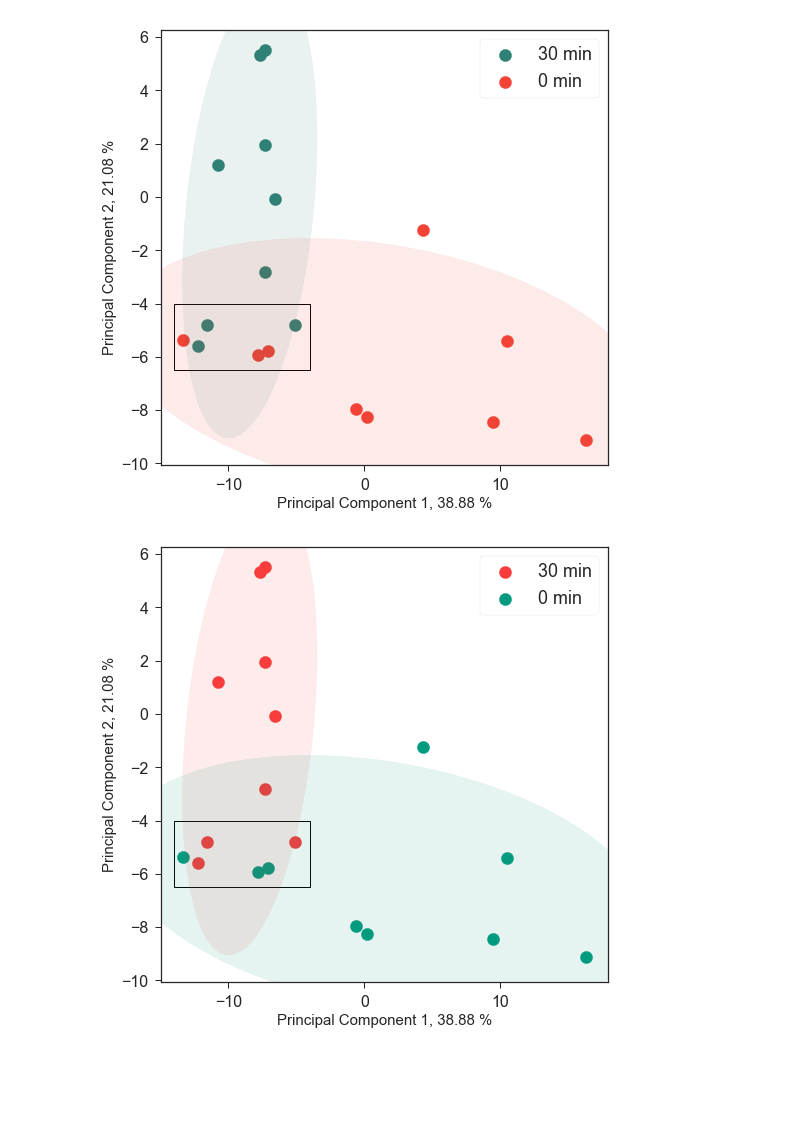
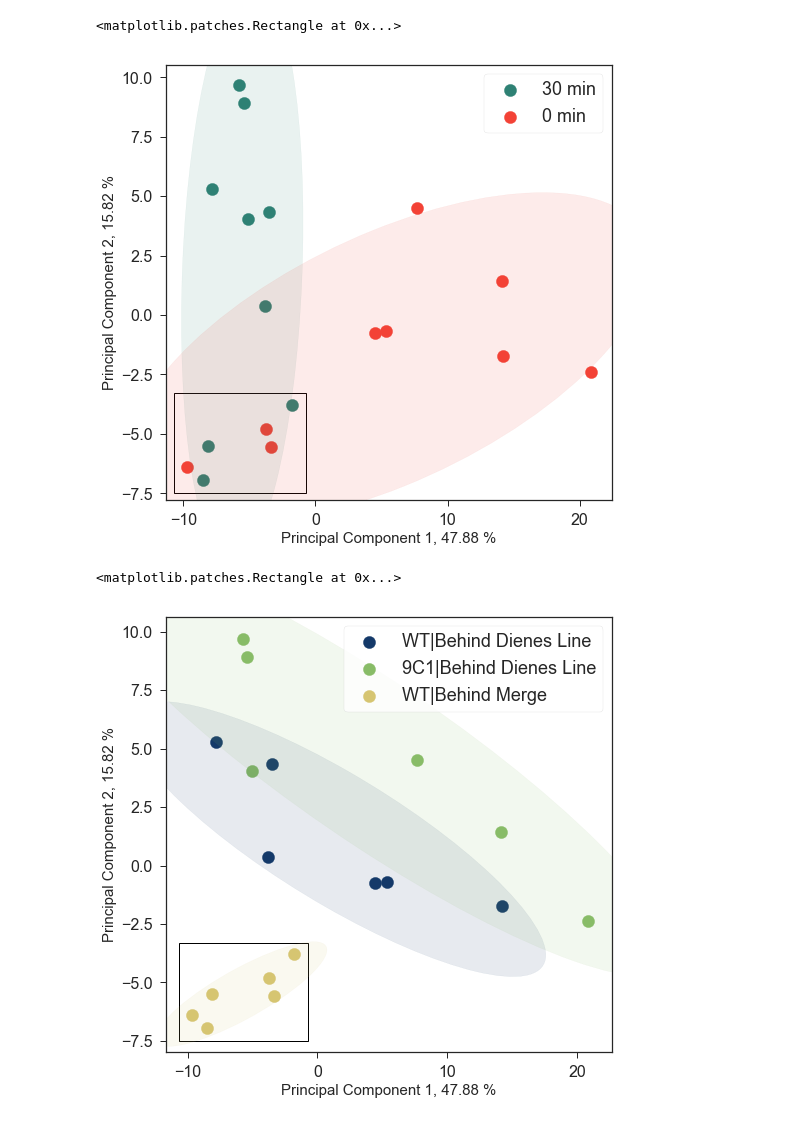
Before and after one commit to ASintsova/spatial_dynamics_of_gene_expression_in_response_to_T6SS_attack, a Jupyter notebook: lib/figure_4_and_5.ipynb, the cells around one changed output. Saved outputs shown, nothing was run; the diff lists cells and outputs as text; code cells hidden in the pictures; blank space fills up the shorter version.

Commit message:
updated code for figure 4 and 5. Small bug in TPM cacluations fixed

```diff
--- a/lib/figure_4_and_5.ipynb
+++ b/lib/figure_4_and_5.ipynb
@@ -88,0 +1,19 @@ meta['position'] = meta['position'].map({'B': "{}|{}".format(wt, bh_wt),
+# %%
+from settings import *
+%matplotlib inline
+from matplotlib import patches
+config_dict = process_config()
+info_file = config_dict['data']['exp_design']
+info = pd.read_csv(info_file, index_col=0)
+count_file = config_dict['counts']['tpms_4']
+figures_dir = config_dict['out_dir']['figures']
+results_dir = config_dict['out_dir']['tables']
+
+info = info[info.experiment !="E1"]
+info['position'] = info['position'].map({'B': "{}|{}".format(wt, bh_wt),
+                                        "BH": "{}|{}".format(wt, bh_mut),
+                                        "B9":"{}|{}".format(mut, bh_mut),
+                                        "L-HI":wt_L,
+                                        "L-9C": mut_L})
+
+count_file = config_dict['counts']['tpms_30']
@@ -89 +32,4 @@ meta['position'] = meta['position'].map({'B': "{}|{}".format(wt, bh_wt),
+# %%
+cnts = pd.read_csv(count_file, index_col=0)[info.index]
+cnts_norm = cnts.apply(vis.invnorm)
 # %%
@@ -177,10 +117,8 @@ fig.savefig(os.path.join(figures_folder, "2018-07-02-proteus_rnaseq_figure_4.png
 # %%
-bh_line_samples = [samples["Case13"], samples["Case14"],
-                   samples["Case12"], samples["Case7"],
-                    samples["Case11"], samples["Case8"]]
-bh_line_meta = meta[meta["samples"].isin(bh_line_samples)]
-bh_line_rpkms = rpkms_norm[meta.index]
+bh_line_samples = ["Case13", "Case14", "Case12", "Case7", "Case11", "Case8"]
+bh_line_info = info[info["case"].isin(bh_line_samples)]
+bh_line_cnts = cnts_norm[bh_line_info.index]
 # %%
-pDf, pc1_var, pc2_var = vis.findTwoComponents(bh_line_rpkms, bh_line_meta)
+pDf, pc1_var, pc2_var = vis.findTwoComponents(bh_line_cnts, bh_line_info)
 pDf
 # %% [output]
@@ -204,16 +142,18 @@ pDf
 # %%
-fig = vis.plotPCA(pDf, pc1_var, pc2_var, "time.point",c=[col4, col1], title = "", filename = '', el=True )
-rect = patches.Rectangle((-14,-6.5),10,2.5,linewidth=1,edgecolor='k',facecolor='none')
+fig = vis.plotPCA(pDf, pc1_var, pc2_var, "time_point",clrs=[col4, col1], title = "", filename = '', el=True )
+rect = patches.Rectangle((-10.7,-7.5),10,4.2,linewidth=1,edgecolor='k',facecolor='none')
 ax = fig.gca()
 ax.add_patch(rect)
-fig.savefig(os.path.join(figures_folder, "2018-07-02-proteus_rnaseq_5a.png"), dpi=300)
+#fig.savefig(os.path.join(figures_dir, "Figure_5a.png"), dpi=300, bbox_inches="tight")
 # %% [output]
+<matplotlib.patches.Rectangle at 0x...>
-[figure, old version]
+[figure, new version]
 # %%
-# fig = vis.plotPCA(pDf, pc1_var, pc2_var, "time.point",c=colors, title = "", filename = '', el=True )
-# rect = patches.Rectangle((-14,-6.5),10,2.5,linewidth=1,edgecolor='k',facecolor='none')
-# ax = fig.gca()
-# ax.add_patch(rect)
-# fig.savefig(os.path.join(figures_folder, "proteus_rnaseq_3d_v2.png"), dpi=300)
+fig = vis.plotPCA(pDf, pc1_var, pc2_var, "position", clrs=[col5,col3,col2], title = "", filename = '', el=True )
+rect = patches.Rectangle((-10.7,-7.5),10,4.2,linewidth=1,edgecolor='k',facecolor='none')
+ax = fig.gca()
+ax.add_patch(rect)
+#fig.savefig(os.path.join(figures_dir, "Figure_5b.png"), dpi=300, bbox_inches="tight")
 # %% [output]
+<matplotlib.patches.Rectangle at 0x...>
-[figure, old version]
+[figure, new version]
```
Also changed, not shown: parts of 13 cells of this notebook, 1 other file.
